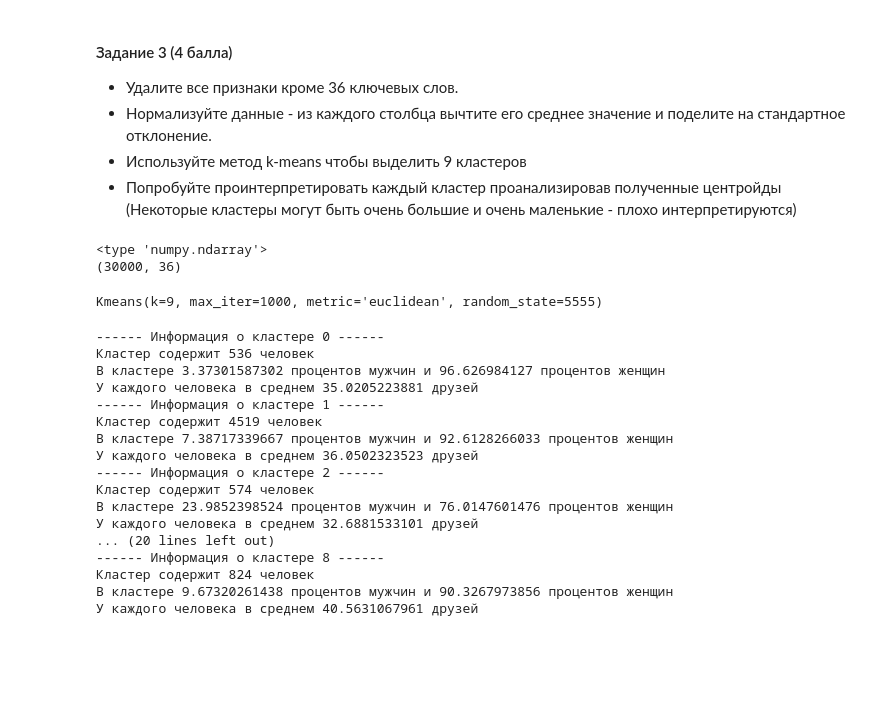
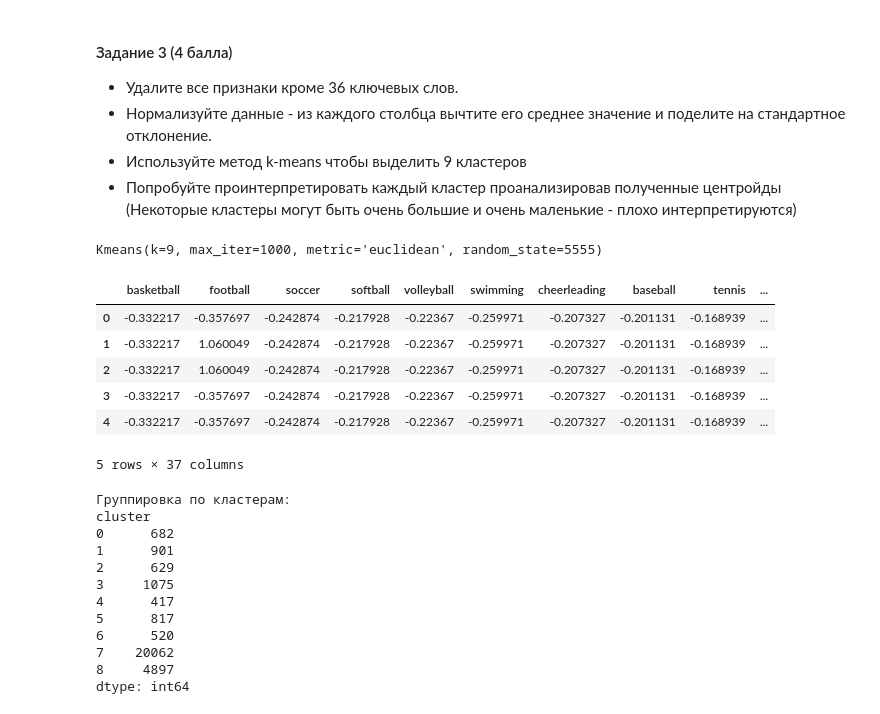
Before and after one commit to vadimpilyugin/task_1, a Jupyter notebook: Пилюгин Вадим, B11.ipynb, the cells around one changed output. Drawn from its saved outputs; the diff is of its cells as text; code cells hidden in the pictures; blank space fills up the shorter version.

```diff
--- a/Пилюгин Вадим, B11.ipynb
+++ b/Пилюгин Вадим, B11.ipynb
@@ -634,44 +629,35 @@ def prepocess_sns(df):
 df_sns = pd.read_csv('snsdata.csv', sep=',').head(30000)
 df_sns = prepocess_sns(df_sns)
 X = np.array(df_sns)
-print type(X)
-print X.shape
 # Применяем k-means
 k = Kmeans(9,random_state=5555)
 k.fit(X)
 # %% [output]
-<type 'numpy.ndarray'>
-(30000, 36)
+Kmeans(k=9, max_iter=1000, metric='euclidean', random_state=5555)
-Kmeans(k=9, max_iter=1000, metric='euclidean', random_state=5555)
-# %%
-df_sns = pd.read_csv('snsdata.csv', sep=',').head(30000)
-# df_sns = df_sns.drop(df_sns.columns[4:],axis=1)  #  Убираем информацию о ключевых словах
-# %%
-# Посмотрим на сводку по каждому кластеру
-for i in xrange(0,9):
-    cluster = df_sns[k.labels==i]
-    print "------ Информация о кластере {} ------".format(i)
-    print "Кластер содержит {} человек".format(cluster.shape[0])
-    men_number = np.sum((cluster['gender']=='M').astype(int))
-    women_number = np.sum((cluster['gender']=='F').astype(int))
-    total = float(men_number+women_number)
-    print "В кластере {} процентов мужчин и {} процентов женщин".format(men_number/total*100,women_number/total*100)
-    print "У каждого человека в среднем {} друзей".format(np.nanmean(cluster['friends']))
-# %% [output]
------- Информация о кластере 0 ------
-Кластер содержит 536 человек
-В кластере 3.37301587302 процентов мужчин и 96.626984127 процентов женщин
-У каждого человека в среднем 35.0205223881 друзей
------- Информация о кластере 1 ------
-Кластер содержит 4519 человек
-В кластере 7.38717339667 процентов мужчин и 92.6128266033 процентов женщин
-У каждого человека в среднем 36.0502323523 друзей
------- Информация о кластере 2 ------
-Кластер содержит 574 человек
-В кластере 23.9852398524 процентов мужчин и 76.0147601476 процентов женщин
-У каждого человека в среднем 32.6881533101 друзей
-... (20 lines left out)
------- Информация о кластере 8 ------
-Кластер содержит 824 человек
-В кластере 9.67320261438 процентов мужчин и 90.3267973856 процентов женщин
-У каждого человека в среднем 40.5631067961 друзей
+# %%
+clustered = pd.concat([df_sns, pd.DataFrame(k.labels.astype(int),columns=["cluster"])],axis=1)
+clustered.head()
+# %% [output]
+|  | basketball | football | soccer | softball | volleyball | swimming | cheerleading | baseball | tennis | ... |
+| 0 | -0.332217 | -0.357697 | -0.242874 | -0.217928 | -0.22367 | -0.259971 | -0.207327 | -0.201131 | -0.168939 | ... |
+| 1 | -0.332217 | 1.060049 | -0.242874 | -0.217928 | -0.22367 | -0.259971 | -0.207327 | -0.201131 | -0.168939 | ... |
+| 2 | -0.332217 | 1.060049 | -0.242874 | -0.217928 | -0.22367 | -0.259971 | -0.207327 | -0.201131 | -0.168939 | ... |
+| 3 | -0.332217 | -0.357697 | -0.242874 | -0.217928 | -0.22367 | -0.259971 | -0.207327 | -0.201131 | -0.168939 | ... |
+| 4 | -0.332217 | -0.357697 | -0.242874 | -0.217928 | -0.22367 | -0.259971 | -0.207327 | -0.201131 | -0.168939 | ... |
+5 rows × 37 columns
+# %%
+print "Группировка по кластерам:"
+print clustered.groupby("cluster").apply(lambda group: group.shape[0])
+# %% [output]
+Группировка по кластерам:
+cluster
+0      682
+1      901
+2      629
+3     1075
+4      417
+5      817
+6      520
+7    20062
+8     4897
+dtype: int64
```
Also changed, not shown: parts of 4 cells of this notebook.
